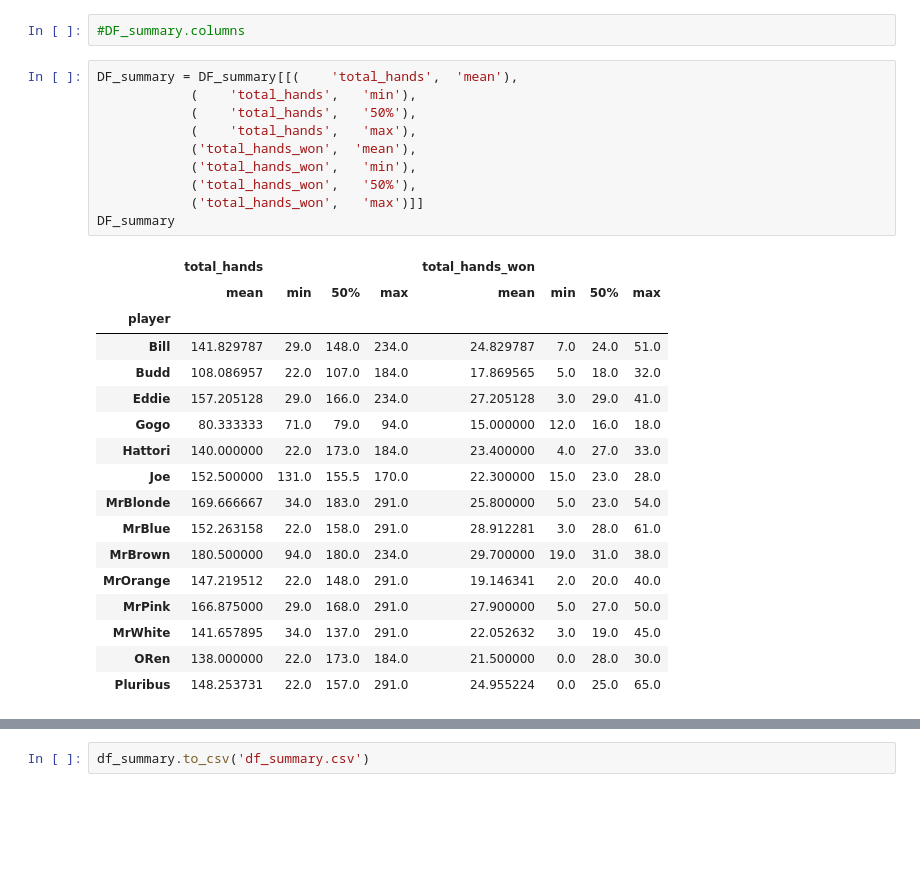
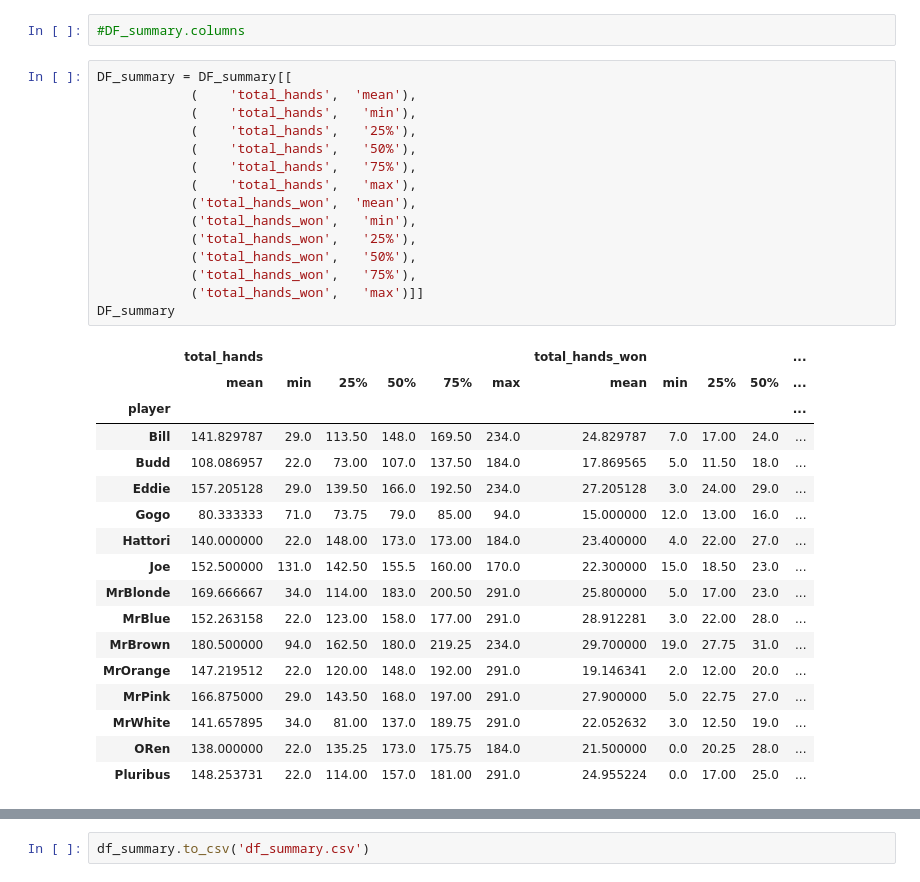
Before and after one commit to CinnyLin/IAI, a Jupyter notebook: cinny/summary.ipynb, the cells around one changed output, grey strips where cells are left out. Cells and saved outputs as stored; diff of their text form; blank space fills up the shorter version.

Commit message:
summary statistics updated

```diff
--- a/cinny/summary.ipynb
+++ b/cinny/summary.ipynb
@@ -207,31 +252,36 @@ DF_summary
 # %%
 #DF_summary.columns
 # %%
-DF_summary = DF_summary[[(    'total_hands',  'mean'),
+DF_summary = DF_summary[[
+            (    'total_hands',  'mean'),
             (    'total_hands',   'min'),
+            (    'total_hands',   '25%'),
             (    'total_hands',   '50%'),
+            (    'total_hands',   '75%'),
             (    'total_hands',   'max'),
             ('total_hands_won',  'mean'),
             ('total_hands_won',   'min'),
+            ('total_hands_won',   '25%'),
             ('total_hands_won',   '50%'),
+            ('total_hands_won',   '75%'),
             ('total_hands_won',   'max')]]
 DF_summary
 # %% [output]
-|  | total_hands |  |  |  | total_hands_won |  |  |  |
-|  | mean | min | 50% | max | mean | min | 50% | max |
-| player |  |  |  |  |  |  |  |  |
-| Bill | 141.829787 | 29.0 | 148.0 | 234.0 | 24.829787 | 7.0 | 24.0 | 51.0 |
-| Budd | 108.086957 | 22.0 | 107.0 | 184.0 | 17.869565 | 5.0 | 18.0 | 32.0 |
-| Eddie | 157.205128 | 29.0 | 166.0 | 234.0 | 27.205128 | 3.0 | 29.0 | 41.0 |
-| Gogo | 80.333333 | 71.0 | 79.0 | 94.0 | 15.000000 | 12.0 | 16.0 | 18.0 |
-| Hattori | 140.000000 | 22.0 | 173.0 | 184.0 | 23.400000 | 4.0 | 27.0 | 33.0 |
-| Joe | 152.500000 | 131.0 | 155.5 | 170.0 | 22.300000 | 15.0 | 23.0 | 28.0 |
-| MrBlonde | 169.666667 | 34.0 | 183.0 | 291.0 | 25.800000 | 5.0 | 23.0 | 54.0 |
-| MrBlue | 152.263158 | 22.0 | 158.0 | 291.0 | 28.912281 | 3.0 | 28.0 | 61.0 |
-| MrBrown | 180.500000 | 94.0 | 180.0 | 234.0 | 29.700000 | 19.0 | 31.0 | 38.0 |
-| MrOrange | 147.219512 | 22.0 | 148.0 | 291.0 | 19.146341 | 2.0 | 20.0 | 40.0 |
-| MrPink | 166.875000 | 29.0 | 168.0 | 291.0 | 27.900000 | 5.0 | 27.0 | 50.0 |
-| MrWhite | 141.657895 | 34.0 | 137.0 | 291.0 | 22.052632 | 3.0 | 19.0 | 45.0 |
-| ORen | 138.000000 | 22.0 | 173.0 | 184.0 | 21.500000 | 0.0 | 28.0 | 30.0 |
-| Pluribus | 148.253731 | 22.0 | 157.0 | 291.0 | 24.955224 | 0.0 | 25.0 | 65.0 |
+|  | total_hands |  |  |  |  |  | total_hands_won |  |  |  | ... |
+|  | mean | min | 25% | 50% | 75% | max | mean | min | 25% | 50% | ... |
+| player |  |  |  |  |  |  |  |  |  |  | ... |
+| Bill | 141.829787 | 29.0 | 113.50 | 148.0 | 169.50 | 234.0 | 24.829787 | 7.0 | 17.00 | 24.0 | ... |
+| Budd | 108.086957 | 22.0 | 73.00 | 107.0 | 137.50 | 184.0 | 17.869565 | 5.0 | 11.50 | 18.0 | ... |
+| Eddie | 157.205128 | 29.0 | 139.50 | 166.0 | 192.50 | 234.0 | 27.205128 | 3.0 | 24.00 | 29.0 | ... |
+| Gogo | 80.333333 | 71.0 | 73.75 | 79.0 | 85.00 | 94.0 | 15.000000 | 12.0 | 13.00 | 16.0 | ... |
+| Hattori | 140.000000 | 22.0 | 148.00 | 173.0 | 173.00 | 184.0 | 23.400000 | 4.0 | 22.00 | 27.0 | ... |
+| Joe | 152.500000 | 131.0 | 142.50 | 155.5 | 160.00 | 170.0 | 22.300000 | 15.0 | 18.50 | 23.0 | ... |
+| MrBlonde | 169.666667 | 34.0 | 114.00 | 183.0 | 200.50 | 291.0 | 25.800000 | 5.0 | 17.00 | 23.0 | ... |
+| MrBlue | 152.263158 | 22.0 | 123.00 | 158.0 | 177.00 | 291.0 | 28.912281 | 3.0 | 22.00 | 28.0 | ... |
+| MrBrown | 180.500000 | 94.0 | 162.50 | 180.0 | 219.25 | 234.0 | 29.700000 | 19.0 | 27.75 | 31.0 | ... |
+| MrOrange | 147.219512 | 22.0 | 120.00 | 148.0 | 192.00 | 291.0 | 19.146341 | 2.0 | 12.00 | 20.0 | ... |
+| MrPink | 166.875000 | 29.0 | 143.50 | 168.0 | 197.00 | 291.0 | 27.900000 | 5.0 | 22.75 | 27.0 | ... |
+| MrWhite | 141.657895 | 34.0 | 81.00 | 137.0 | 189.75 | 291.0 | 22.052632 | 3.0 | 12.50 | 19.0 | ... |
+| ORen | 138.000000 | 22.0 | 135.25 | 173.0 | 175.75 | 184.0 | 21.500000 | 0.0 | 20.25 | 28.0 | ... |
+| Pluribus | 148.253731 | 22.0 | 114.00 | 157.0 | 181.00 | 291.0 | 24.955224 | 0.0 | 17.00 | 25.0 | ... |
 # %%
```
Also changed, not shown: parts of 9 cells of this notebook, 2 other files.
